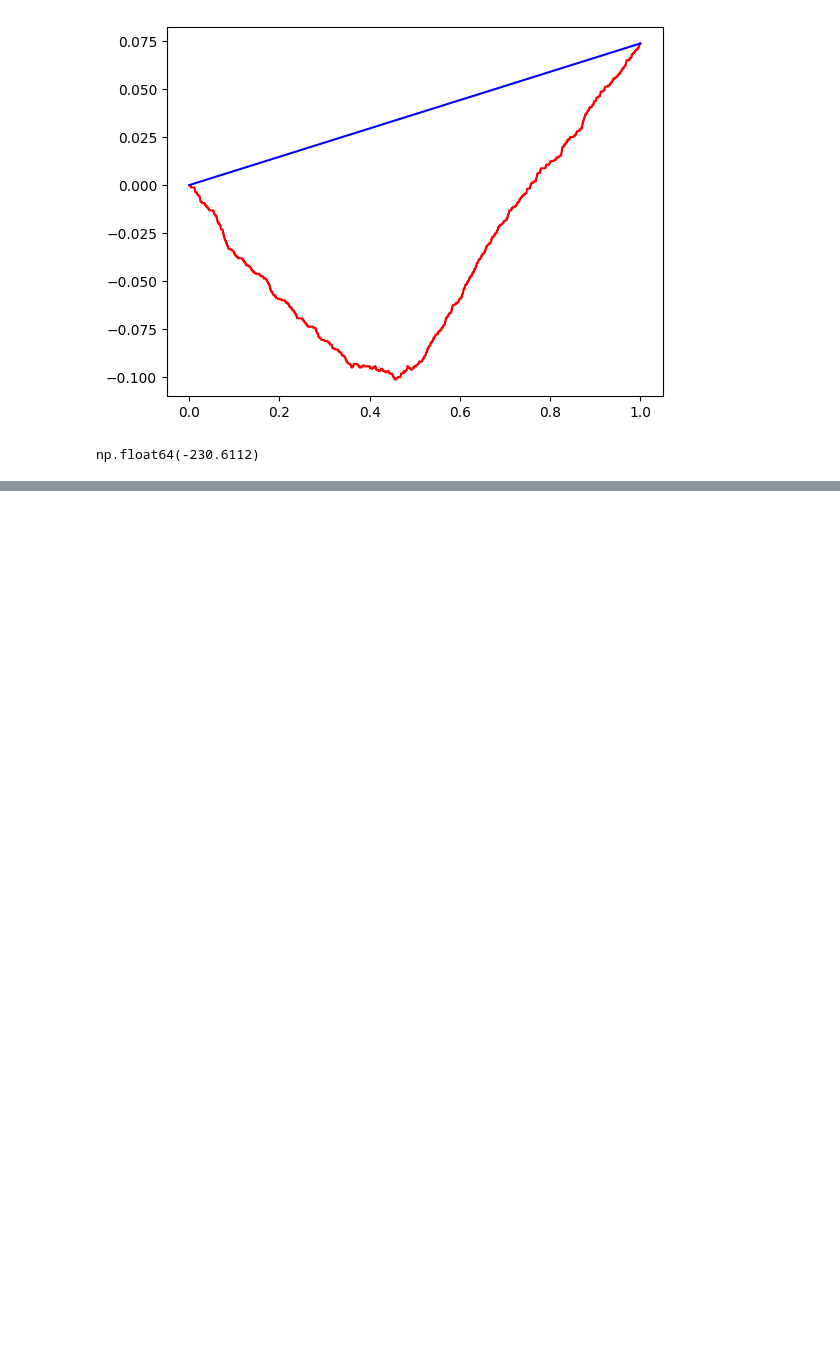
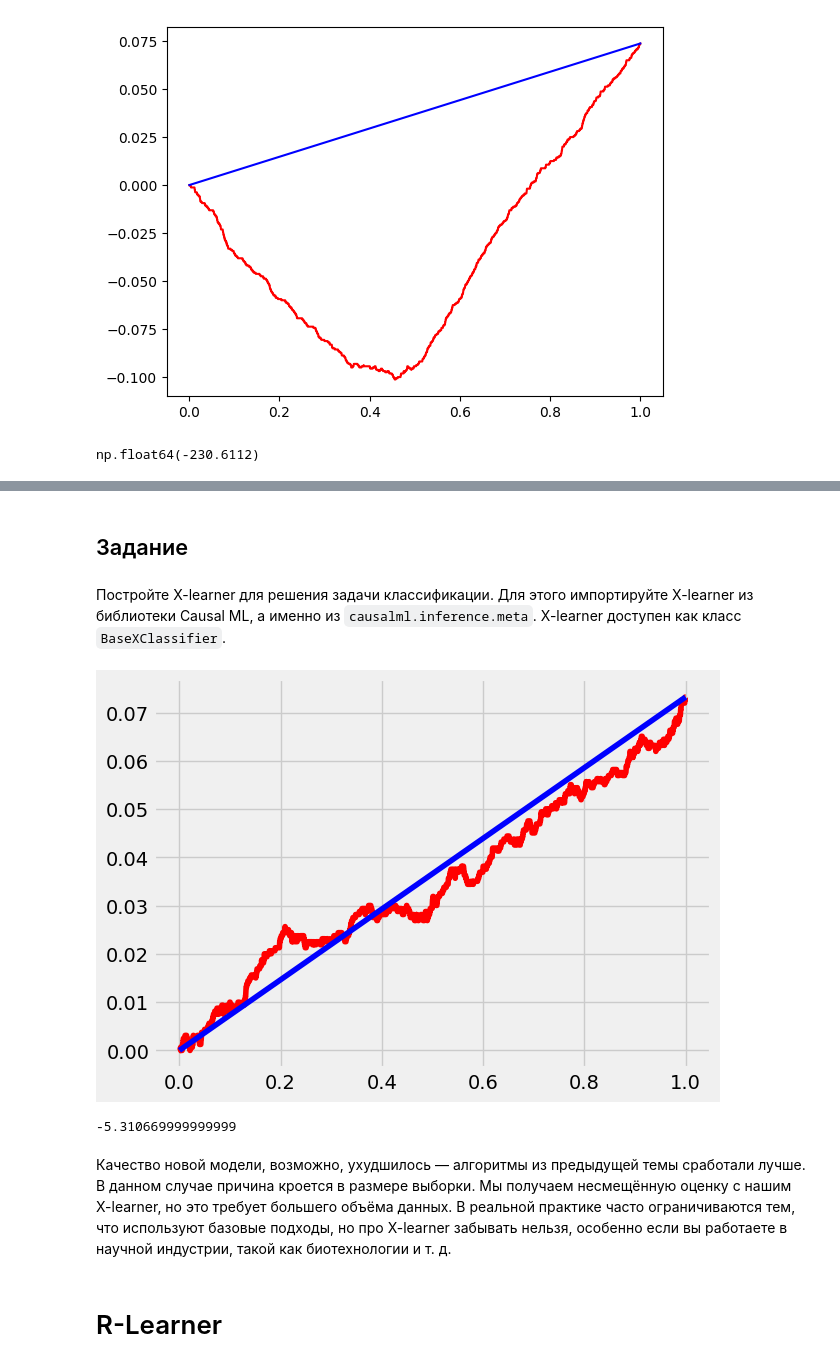
Before and after one commit to eleldar/mle-uplift, a Jupyter notebook: notebook.ipynb, the cells around one changed output, grey strips where cells are left out. Drawn from its saved outputs; the diff is of its cells as text; code cells hidden in the pictures; blank space fills up the shorter version.

```diff
--- a/notebook.ipynb
+++ b/notebook.ipynb
@@ -612,0 +835,38 @@ np.float64(-230.6112)
+# %% [markdown]
+## Задание
+# %% [markdown]
+Постройте X-learner для решения задачи классификации.
+Для этого импортируйте X-learner из библиотеки Causal ML, а именно из
+`causalml.inference.meta`.
+X-learner доступен как класс `BaseXClassifier`.
+# %%
+from causalml.inference.meta import BaseXClassifier # импортируйте необходимый класс из causalml (базовый классификатор)
+from sklearn.linear_model import LogisticRegression, LinearRegression
+
+# создадим базовый X-learner:
+# создайте классификатор с логистической регрессией,
+# указав outcome_learner=LogisticRegression(random_state=13)
+# и линейной регрессией для uplift-классификатора
+# указав effect_learner=LinearRegression()
+x_learner = BaseXClassifier(
+    outcome_learner=LogisticRegression(random_state=13),
+    effect_learner=LinearRegression()
+)
+
+# для обучения нужны датафрейм с факторами и колонка с фактом воздействия
+x_learner.fit(X=df_train[feature_cols],
+              treatment=df_train[treatment_col],
+              y=df_train[target_col])
+
+uplift_vals = x_learner.predict(np.array(df_test[feature_cols].values.copy()))
+df_test['uplift_score'] = uplift_vals
+# %%
+# оцените Qini Score для обученного классификатора на тестовой выборке
+qini_df(df_test)
+# %% [output]
+[figure, added]
+-5.310669999999999
+# %% [markdown]
+Качество новой модели, возможно, ухудшилось — алгоритмы из предыдущей темы сработали лучше. В данном случае причина кроется в размере выборки. Мы получаем несмещённую оценку с нашим X-learner, но это требует большего объёма данных. В реальной практике часто ограничиваются тем, что используют базовые подходы, но про X-learner забывать нельзя, особенно если вы работаете в научной индустрии, такой как биотехнологии и т. д.
+# %% [markdown]
+# R-Learner
```
Also changed, not shown: parts of 37 cells of this notebook.
